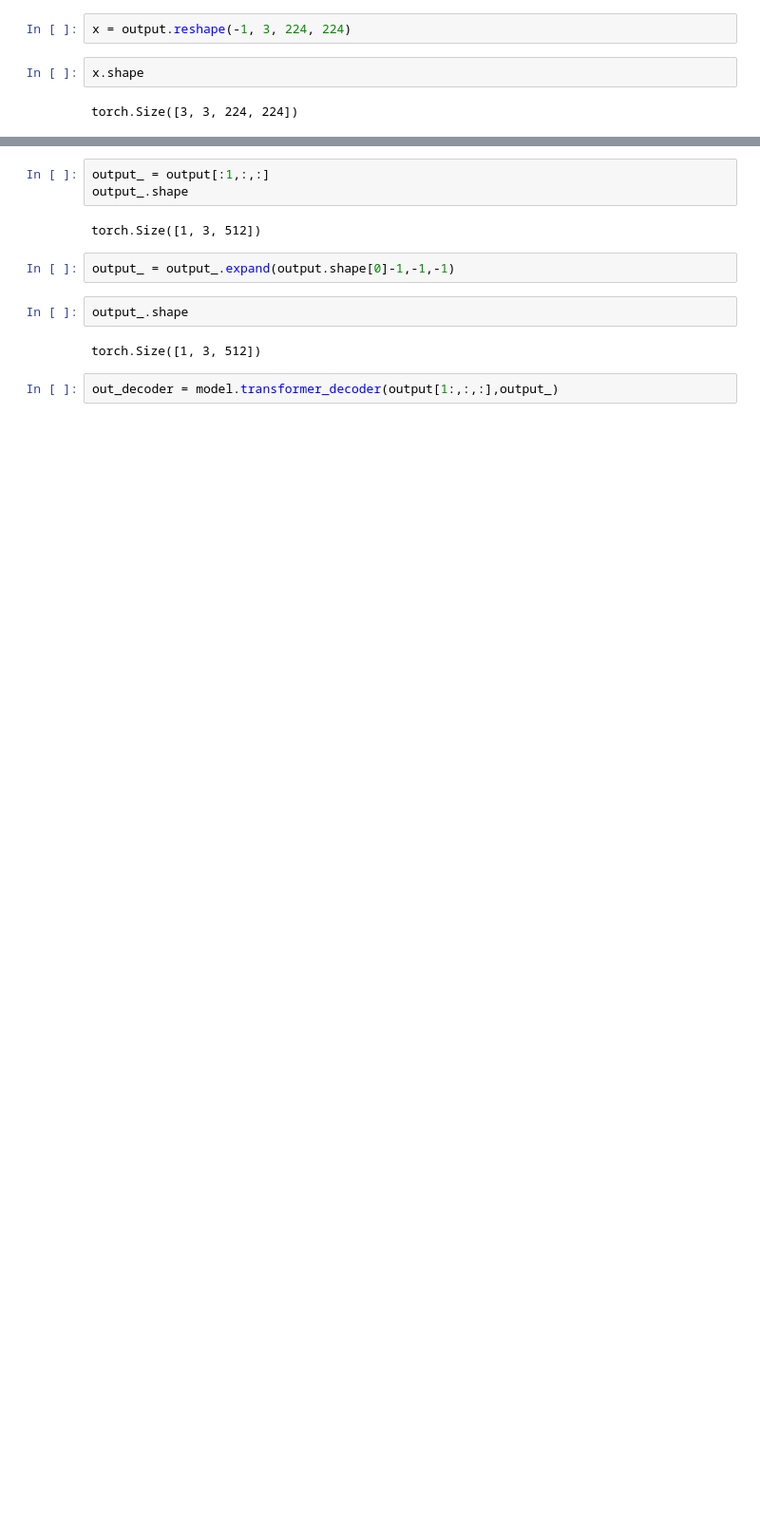
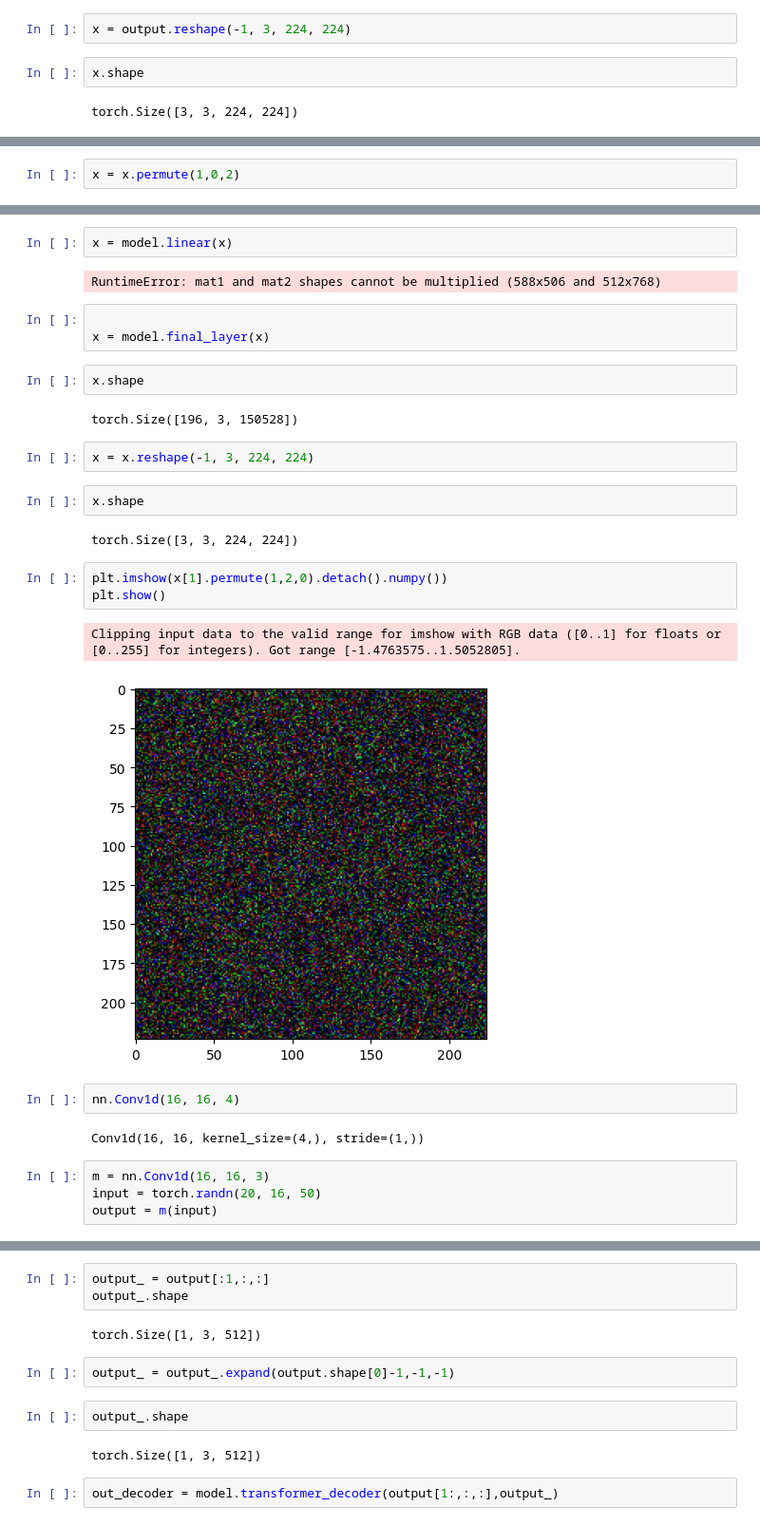
Before and after one commit to Migliorin/Image-Denoising, a Jupyter notebook: notebooks/ModelScripts/Transformer.ipynb, the cells around one changed output, grey strips where cells are left out. Shown at 95% size. Saved outputs shown, nothing was run; the diff lists cells and outputs as text; blank space fills up the shorter version.

```diff
--- a/notebooks/ModelScripts/Transformer.ipynb
+++ b/notebooks/ModelScripts/Transformer.ipynb
@@ -427,0 +503,2 @@ torch.Size([3, 3, 224, 224])
+# %%
+x = x.permute(1,0,2)
@@ -427,0 +509,31 @@ torch.Size([3, 3, 224, 224])
+# %%
+x = model.linear(x)
+# %% [output]
+RuntimeError: mat1 and mat2 shapes cannot be multiplied (588x506 and 512x768)
+# %%
+
+x = model.final_layer(x)
+# %%
+x.shape
+# %% [output]
+torch.Size([196, 3, 150528])
+# %%
+x = x.reshape(-1, 3, 224, 224)
+# %%
+x.shape
+# %% [output]
+torch.Size([3, 3, 224, 224])
+# %%
+plt.imshow(x[1].permute(1,2,0).detach().numpy())
+plt.show()
+# %% [output]
+Clipping input data to the valid range for imshow with RGB data ([0..1] for floats or [0..255] for integers). Got range [-1.4763575..1.5052805].
+[figure, added]
+# %%
+nn.Conv1d(16, 16, 4)
+# %% [output]
+Conv1d(16, 16, kernel_size=(4,), stride=(1,))
+# %%
+m = nn.Conv1d(16, 16, 3)
+input = torch.randn(20, 16, 50)
+output = m(input)
```
Also changed, not shown: parts of 24 cells of this notebook, 18 other files.
